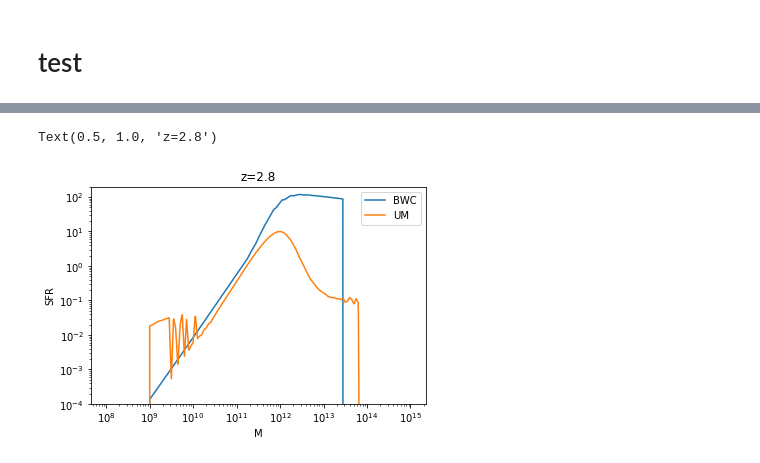
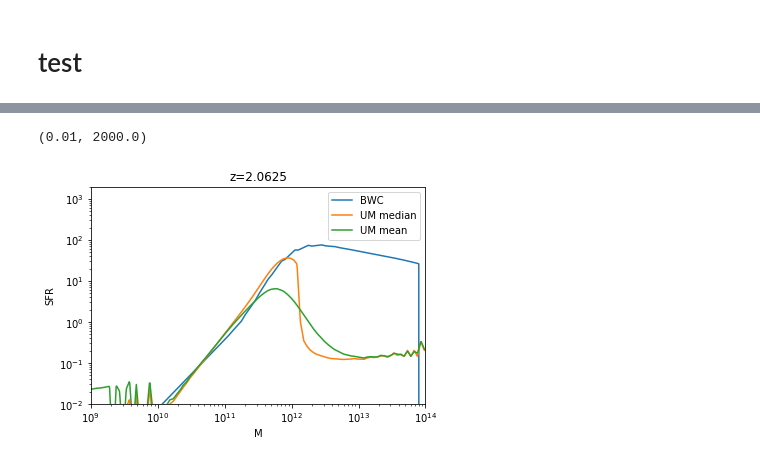
Before and after one commit to kokron/skyLine, a Jupyter notebook: notebooks/clean_SFR_table.ipynb, the cells around one changed output, grey strips where cells are left out. Saved outputs shown, nothing was run; the diff lists cells and outputs as text; code cells hidden in the pictures.

```diff
--- a/notebooks/clean_SFR_table.ipynb
+++ b/notebooks/clean_SFR_table.ipynb
@@ -1,4 +1,4 @@
 # %%
 import numpy as np
 # %%
-tab = np.loadtxt('../SFR_tables/sfr_table_UniverseMachine.dat')
+tab = np.loadtxt('../SFR_tables/sfr_table_normalmean_UniverseMachine_medianFalse.dat')
@@ -9,6 +41,6 @@ tab.shape
 # %%
 zp1 = tab[:,0]+1
-logM = tab[:,1]
+logM = 10**tab[:,1]#*-np.log10(1./0.678)
 logSFR = tab[:,2]
 scat = tab[:,3]
 # %%
@@ -75,14 +149,23 @@ ZZ = 2.8
+# %%
+MM = np.logspace(8,15,1000)
+ZZ = 2.0625
 # %%
 BWC = SFR_Mz_2dinterp(MM,ZZ,'../SFR_tables/sfr_table_Behroozi.dat')
-UM = SFR_Mz_2dinterp(MM,ZZ,'../SFR_tables/sfr_table_UniverseMachine_clean.dat')
+UM = SFR_Mz_2dinterp(MM,ZZ,'../SFR_tables/sfr_table_UniverseMachine_Median_clean.dat')
+UMq = SFR_Mz_2dinterp(MM,ZZ,'../SFR_tables/sfr_table_UniverseMachine_clean.dat')
 # %%
 plt.loglog(MM,BWC,label='BWC')
-plt.loglog(MM,UM,label='UM')
+plt.loglog(MM,UM,label='UM median')
+plt.loglog(MM,UMq,label='UM mean')
+
 plt.legend()
 plt.ylim(1e-4,2e2)
 plt.xlabel('M')
 plt.ylabel('SFR')
-plt.title('z=2.8')
+plt.title('z=2.0625')
+
+plt.xlim(1e9,1e14)
+plt.ylim(1e-2,2e3)
 # %% [output]
-Text(0.5, 1.0, 'z=2.8')
+(0.01, 2000.0)
-[figure, old version]
+[figure, new version]
```
Also changed, not shown: parts of 8 cells of this notebook.
